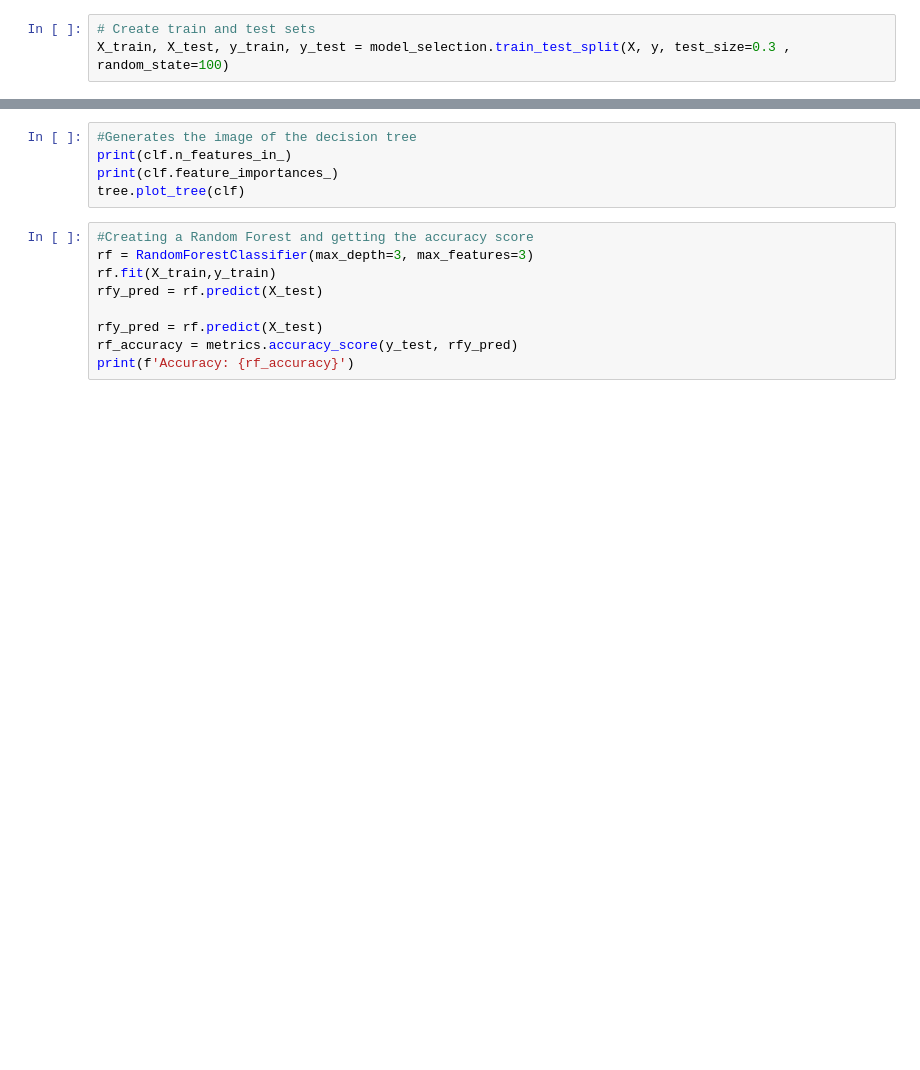
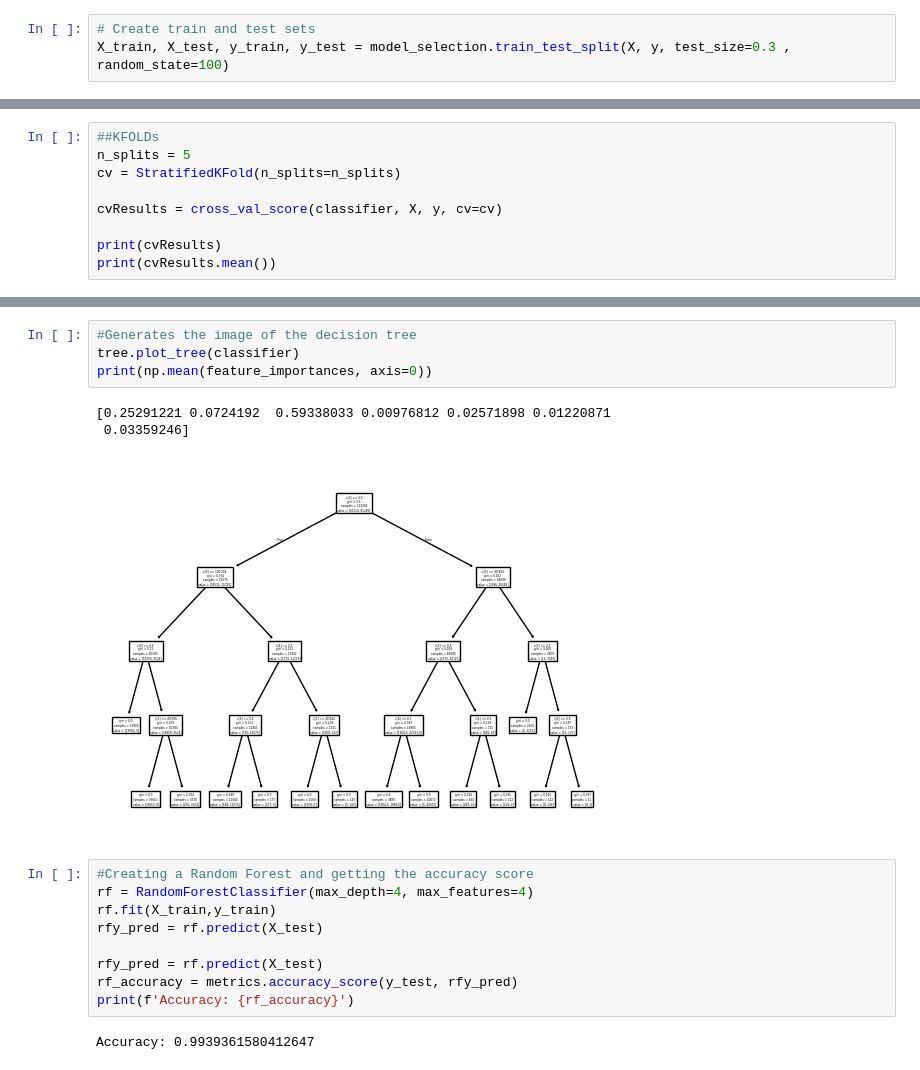
Before and after one commit to CElbing/CS447-Final, a Jupyter notebook: src/InfoGain_Skeleton.ipynb, the cells around one changed output, grey strips where cells are left out. Cells and saved outputs as stored; diff of their text form; blank space fills up the shorter version.

```diff
--- a/src/InfoGain_Skeleton.ipynb
+++ b/src/InfoGain_Skeleton.ipynb
@@ -82,0 +125,9 @@ RocCurveDisplay.from_estimator(clf, X_test, y_test)
+# %%
+##KFOLDs
+n_splits = 5
+cv = StratifiedKFold(n_splits=n_splits)
+
+cvResults = cross_val_score(classifier, X, y, cv=cv)
+
+print(cvResults)
+print(cvResults.mean())
@@ -83,17 +199,22 @@ RocCurveDisplay.from_estimator(clf, X_test, y_test)
 # %%
 #Generates the image of the decision tree
-print(clf.n_features_in_)
-print(clf.feature_importances_)
-tree.plot_tree(clf)
+tree.plot_tree(classifier)
+print(np.mean(feature_importances, axis=0))
+# %% [output]
+[0.25291221 0.0724192  0.59338033 0.00976812 0.02571898 0.01220871
+ 0.03359246]
+[figure, added]
 # %%
 #Creating a Random Forest and getting the accuracy score
-rf = RandomForestClassifier(max_depth=3, max_features=3)
+rf = RandomForestClassifier(max_depth=4, max_features=4)
 rf.fit(X_train,y_train)
 rfy_pred = rf.predict(X_test)
 
 rfy_pred = rf.predict(X_test)
 rf_accuracy = metrics.accuracy_score(y_test, rfy_pred)
 print(f'Accuracy: {rf_accuracy}')
+# %% [output]
+Accuracy: 0.9939361580412647
 # %%
 #Random Forest RoC curve
 RocCurveDisplay.from_estimator(rf, X_test, y_test)
```
Also changed, not shown: parts of 11 cells of this notebook.
